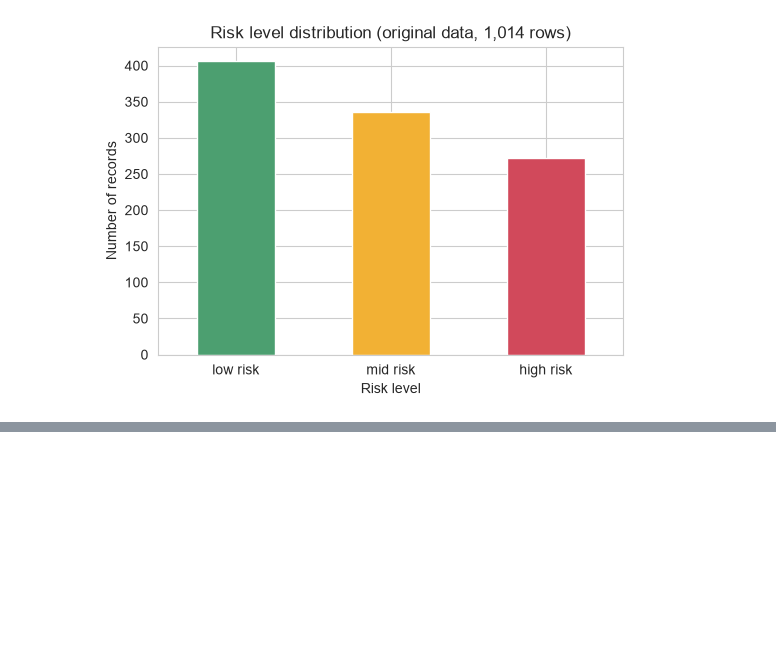
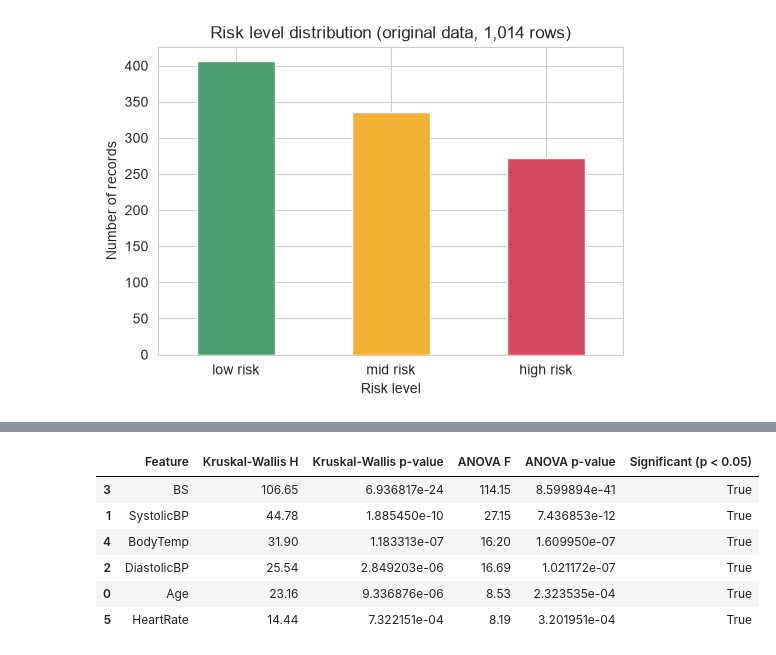
Before and after one commit to Daniella-CCT/Machine-Learning-Sept26, a Jupyter notebook: 2026613_ DaniellaSilveira_CA1_M-Learning_Notebook.ipynb, the cells around one changed output, grey strips where cells are left out. Cells and saved outputs as stored; diff of their text form; code cells hidden in the pictures; blank space fills up the shorter version.

```diff
--- a/2026613_ DaniellaSilveira_CA1_M-Learning_Notebook.ipynb
+++ b/2026613_ DaniellaSilveira_CA1_M-Learning_Notebook.ipynb
@@ -134,0 +281,22 @@ Name: count, dtype: int64
+# %%
+# Kruskal-Wallis test (non-parametric) and one-way ANOVA for each feature
+# H0: the feature has the same distribution in the three risk groups
+rows = []
+for col in features:
+    groups = [df_clean.loc[df_clean["RiskLevel"] == c, col] for c in class_names]
+    h_stat, p_kw = stats.kruskal(*groups)
+    f_stat, p_anova = stats.f_oneway(*groups)
+    rows.append({"Feature": col, "Kruskal-Wallis H": h_stat, "Kruskal-Wallis p-value": p_kw,
+                 "ANOVA F": f_stat, "ANOVA p-value": p_anova})
+
+significance = pd.DataFrame(rows).sort_values("Kruskal-Wallis H", ascending=False)
+significance["Significant (p < 0.05)"] = significance["Kruskal-Wallis p-value"] < 0.05
+significance.round({"Kruskal-Wallis H": 2, "ANOVA F": 2})
+# %% [output]
+|  | Feature | Kruskal-Wallis H | Kruskal-Wallis p-value | ANOVA F | ANOVA p-value | Significant (p < 0.05) |
+| 3 | BS | 106.65 | 6.936817e-24 | 114.15 | 8.599894e-41 | True |
+| 1 | SystolicBP | 44.78 | 1.885450e-10 | 27.15 | 7.436853e-12 | True |
+| 4 | BodyTemp | 31.90 | 1.183313e-07 | 16.20 | 1.609950e-07 | True |
+| 2 | DiastolicBP | 25.54 | 2.849203e-06 | 16.69 | 1.021172e-07 | True |
+| 0 | Age | 23.16 | 9.336876e-06 | 8.53 | 2.323535e-04 | True |
+| 5 | HeartRate | 14.44 | 7.322151e-04 | 8.19 | 3.201951e-04 | True |
```
Also changed, not shown: parts of 15 cells of this notebook.
